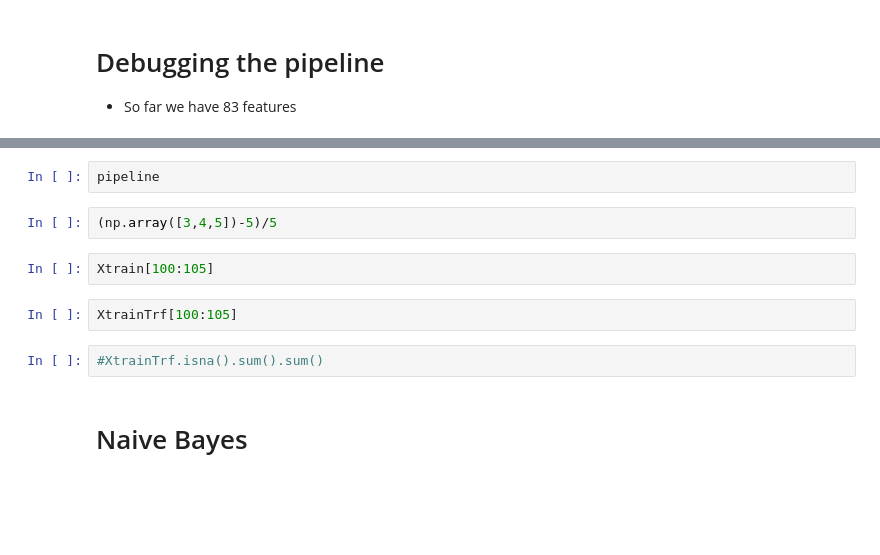
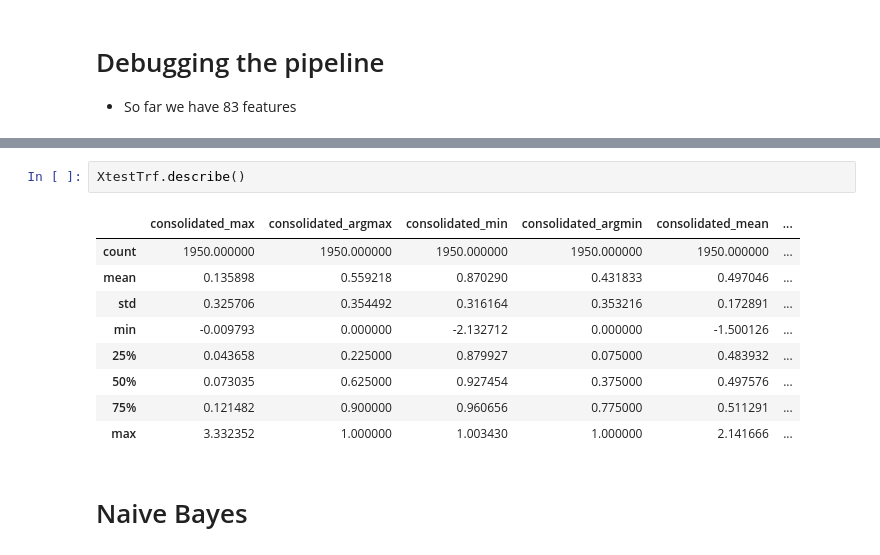
Before and after one commit to luisduque440/moneyManager, a Jupyter notebook: modeling/modelingIBM.ipynb, the cells around one changed output, grey strips where cells are left out. Drawn from its saved outputs; the diff is of its cells as text; blank space fills up the shorter version.

```diff
--- a/modeling/modelingIBM.ipynb
+++ b/modeling/modelingIBM.ipynb
@@ -86,14 +120,16 @@ hourminute                 0
 Length: 63, dtype: int64
-# %%
-pipeline
-# %%
-(np.array([3,4,5])-5)/5
-# %%
-Xtrain[100:105]
-# %%
-XtrainTrf[100:105]
-# %%
-#XtrainTrf.isna().sum().sum()
+# %%
+XtestTrf.describe()
+# %% [output]
+|  | consolidated_max | consolidated_argmax | consolidated_min | consolidated_argmin | consolidated_mean | ... |
+| count | 1950.000000 | 1950.000000 | 1950.000000 | 1950.000000 | 1950.000000 | ... |
+| mean | 0.135898 | 0.559218 | 0.870290 | 0.431833 | 0.497046 | ... |
+| std | 0.325706 | 0.354492 | 0.316164 | 0.353216 | 0.172891 | ... |
+| min | -0.009793 | 0.000000 | -2.132712 | 0.000000 | -1.500126 | ... |
+| 25% | 0.043658 | 0.225000 | 0.879927 | 0.075000 | 0.483932 | ... |
+| 50% | 0.073035 | 0.625000 | 0.927454 | 0.375000 | 0.497576 | ... |
+| 75% | 0.121482 | 0.900000 | 0.960656 | 0.775000 | 0.511291 | ... |
+| max | 3.332352 | 1.000000 | 1.003430 | 1.000000 | 2.141666 | ... |
 # %% [markdown]
 # Naive Bayes
 # %%
```
Also changed, not shown: parts of 23 cells of this notebook, 4 other files.
